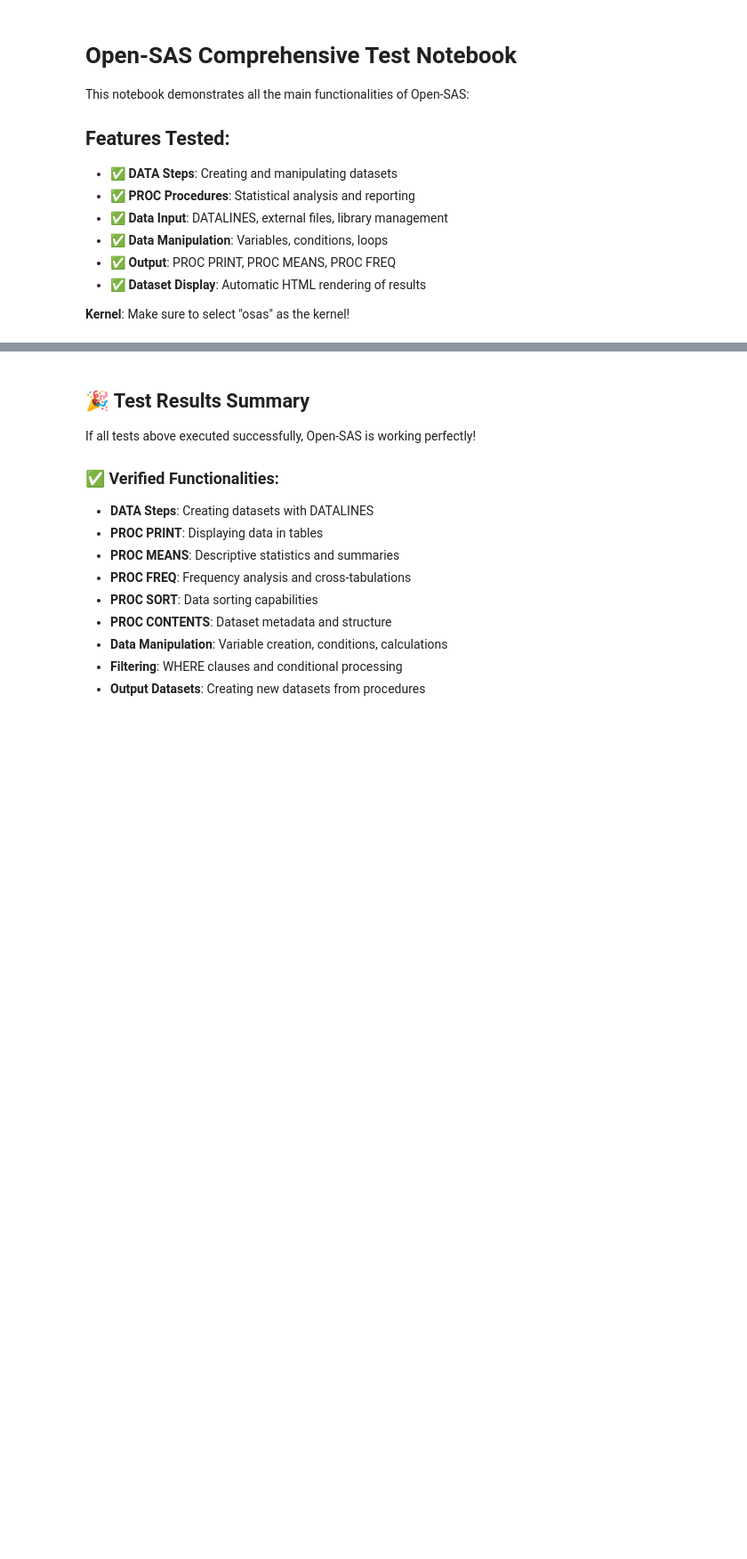
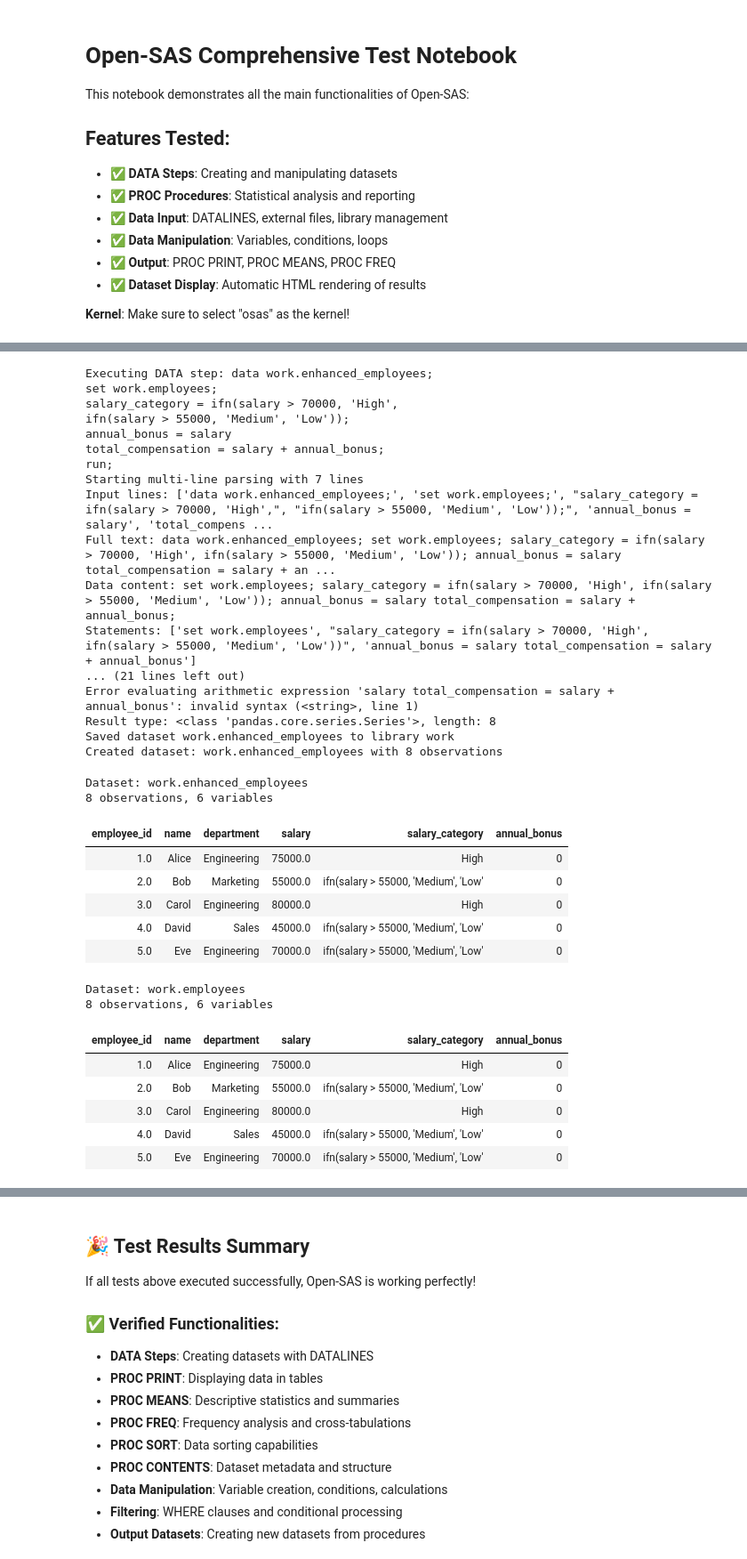
Before and after one commit to ryan-story/Open-SAS, a Jupyter notebook: osas_test.ipynb, the cells around one changed output, grey strips where cells are left out. Shown: that part at 89% size. Drawn from its saved outputs; the diff is of its cells as text; code cells hidden in the pictures; blank space fills up the shorter version.

```diff
--- a/osas_test.ipynb
+++ b/osas_test.ipynb
@@ -61,9 +147,42 @@ run;
 # %%
 /* Test 5: Data Manipulation - Create New Variables */
 data work.enhanced_employees;
     set work.employees;
-    salary_category = ifn(salary > 70000, 'High',
-                     ifn(salary > 55000, 'Medium', 'Low'));
+    salary_category = ifn(salary > 70000, 'High', ifn(salary > 55000, 'Medium', 'Low'));
     annual_bonus = salary * 0.1;
     total_compensation = salary + annual_bonus;
 run;
+# %% [output]
+Executing DATA step: data work.enhanced_employees;
+set work.employees;
+salary_category = ifn(salary > 70000, 'High',
+ifn(salary > 55000, 'Medium', 'Low'));
+annual_bonus = salary
+total_compensation = salary + annual_bonus;
+run;
+Starting multi-line parsing with 7 lines
+Input lines: ['data work.enhanced_employees;', 'set work.employees;', "salary_category = ifn(salary > 70000, 'High',", "ifn(salary > 55000, 'Medium', 'Low'));", 'annual_bonus = salary', 'total_compens ...
+Full text: data work.enhanced_employees; set work.employees; salary_category = ifn(salary > 70000, 'High', ifn(salary > 55000, 'Medium', 'Low')); annual_bonus = salary total_compensation = salary + an ...
+Data content: set work.employees; salary_category = ifn(salary > 70000, 'High', ifn(salary > 55000, 'Medium', 'Low')); annual_bonus = salary total_compensation = salary + annual_bonus;
+Statements: ['set work.employees', "salary_category = ifn(salary > 70000, 'High', ifn(salary > 55000, 'Medium', 'Low'))", 'annual_bonus = salary total_compensation = salary + annual_bonus']
+... (21 lines left out)
+Error evaluating arithmetic expression 'salary total_compensation = salary + annual_bonus': invalid syntax (<string>, line 1)
+Result type: <class 'pandas.core.series.Series'>, length: 8
+Saved dataset work.enhanced_employees to library work
+Created dataset: work.enhanced_employees with 8 observations
+Dataset: work.enhanced_employees
+8 observations, 6 variables
+| employee_id | name | department | salary | salary_category | annual_bonus |
+| 1.0 | Alice | Engineering | 75000.0 | High | 0 |
+| 2.0 | Bob | Marketing | 55000.0 | ifn(salary > 55000, 'Medium', 'Low' | 0 |
+| 3.0 | Carol | Engineering | 80000.0 | High | 0 |
+| 4.0 | David | Sales | 45000.0 | ifn(salary > 55000, 'Medium', 'Low' | 0 |
+| 5.0 | Eve | Engineering | 70000.0 | ifn(salary > 55000, 'Medium', 'Low' | 0 |
+Dataset: work.employees
+8 observations, 6 variables
+| employee_id | name | department | salary | salary_category | annual_bonus |
+| 1.0 | Alice | Engineering | 75000.0 | High | 0 |
+| 2.0 | Bob | Marketing | 55000.0 | ifn(salary > 55000, 'Medium', 'Low' | 0 |
+| 3.0 | Carol | Engineering | 80000.0 | High | 0 |
+| 4.0 | David | Sales | 45000.0 | ifn(salary > 55000, 'Medium', 'Low' | 0 |
+| 5.0 | Eve | Engineering | 70000.0 | ifn(salary > 55000, 'Medium', 'Low' | 0 |
```
Also changed, not shown: parts of 14 cells of this notebook, 1 other file.
